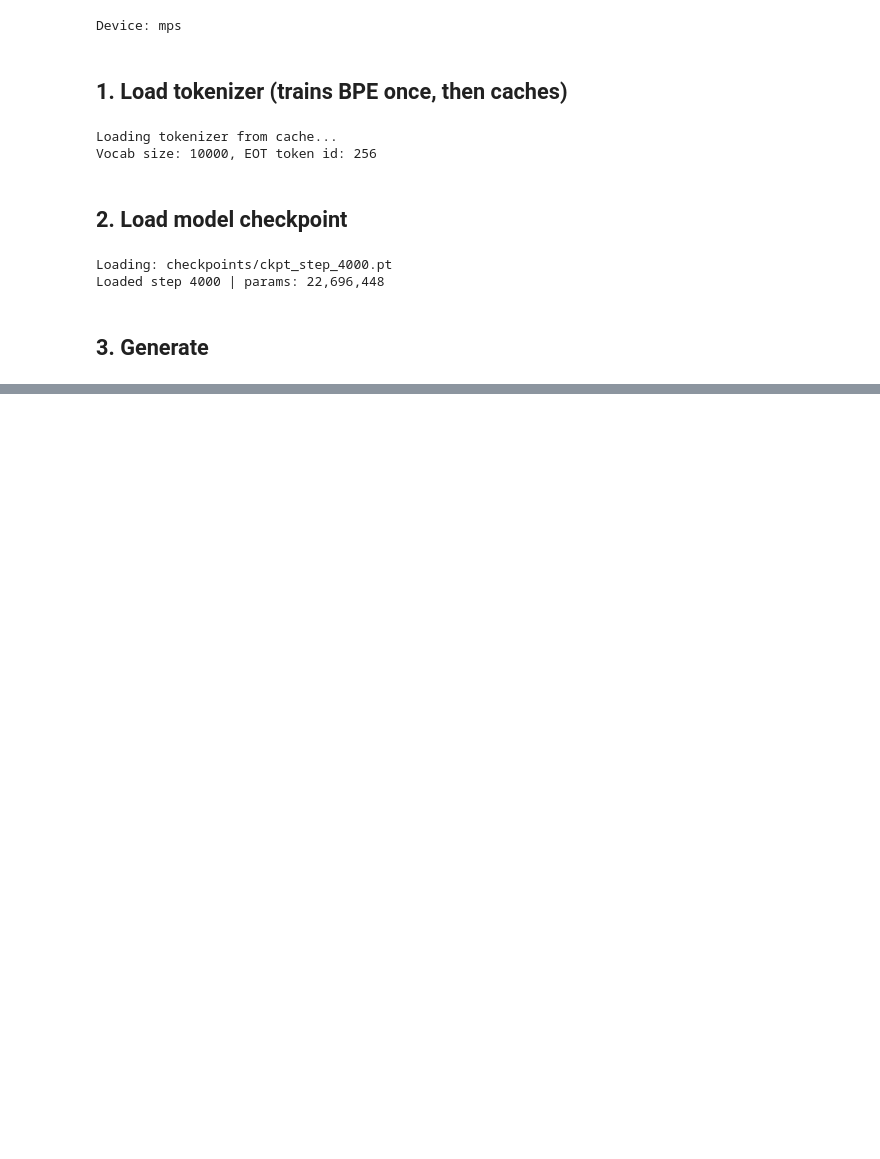
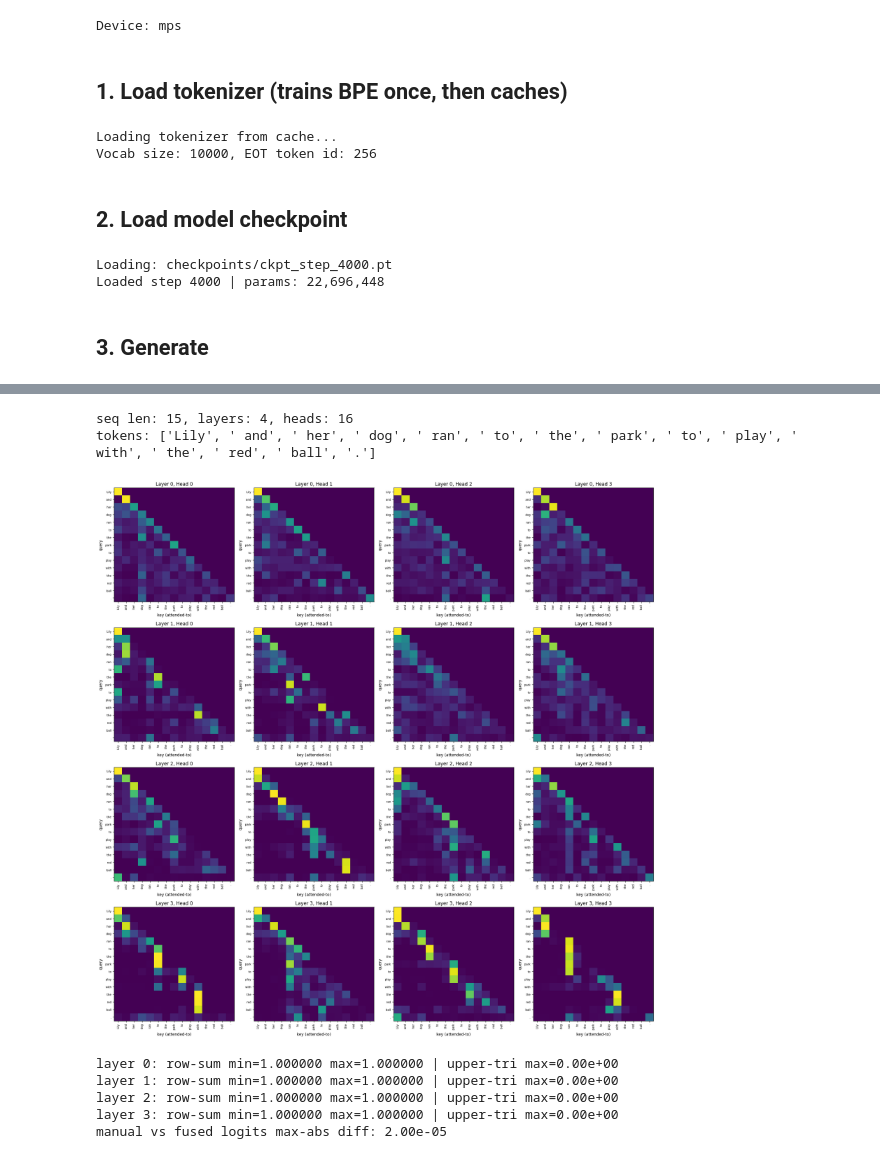
Before and after one commit to Nikita-sud/assignment1-basics, a Jupyter notebook: generate.ipynb, the cells around one changed output, grey strips where cells are left out. Drawn from its saved outputs; the diff is of its cells as text; code cells hidden in the pictures; blank space fills up the shorter version.

```diff
--- a/generate.ipynb
+++ b/generate.ipynb
@@ -106,0 +202,13 @@ Tom and the big dog left the old judge. They all worked together to get the chai
+# %%
+SWEEP_PROMPT = 'One day, a small dragon found a key in the forest.'
+TEMPERATURES = [0.3, 0.7, 1.0, 1.3]
+TOP_PS = [0.5, 0.9, 1.0]
+
+for t in TEMPERATURES:
+    for p in TOP_PS:
+        torch.manual_seed(SEED)
+        out = generate_with(model, SWEEP_PROMPT, max_new_tokens=80, temperature=t, top_p=p)
+        snippet = out[len(SWEEP_PROMPT):].strip().replace('\n', ' ')
+        print(f'--- T={t} top_p={p} ---')
+        print(snippet[:300])
+        print()
@@ -106,0 +233,7 @@ Tom and the big dog left the old judge. They all worked together to get the chai
+# %%
+# Sanity check: T → 0 ≈ argmax. Two runs with different seeds should be (almost) identical.
+for s in [0, 999]:
+    torch.manual_seed(s)
+    out = generate_with(model, SWEEP_PROMPT, max_new_tokens=40, temperature=0.01, top_p=1.0)
+    print(f'seed={s}: {out}')
+    print()
@@ -106,0 +289,57 @@ Tom and the big dog left the old judge. They all worked together to get the chai
+# %%
+import matplotlib.pyplot as plt
+
+ATTN_PROMPT = 'Lily and her dog ran to the park to play with the red ball.'
+ids = tokenizer.encode(ATTN_PROMPT)
+token_labels = [tokenizer.vocab[i].decode('utf-8', errors='replace') for i in ids]
+tokens = torch.tensor(ids, dtype=torch.long, device=DEVICE).unsqueeze(0)
+
+logits, attn = forward_with_attn(model, tokens)
+print(f'seq len: {tokens.shape[1]}, layers: {len(attn)}, heads: {attn[0].shape[0]}')
+print('tokens:', token_labels)
+
+
+def plot_attention(probs, labels, layer, head, ax=None):
+    a = probs.float().cpu().numpy()
+    if ax is None:
+        fig, ax = plt.subplots(figsize=(5, 5))
+    ax.imshow(a, cmap='viridis', aspect='auto', vmin=0, vmax=1)
+    ax.set_xticks(range(len(labels)))
+    ax.set_yticks(range(len(labels)))
+    ax.set_xticklabels(labels, rotation=90, fontsize=7)
+    ax.set_yticklabels(labels, fontsize=7)
+    ax.set_xlabel('key (attended-to)')
+    ax.set_ylabel('query')
+    ax.set_title(f'Layer {layer}, Head {head}')
+
+
+# Grid: all 4 layers × first 4 heads (16 plots is dense; show a slice)
+fig, axes = plt.subplots(4, 4, figsize=(20, 20))
+for L in range(4):
+    for H in range(4):
+        plot_attention(attn[L][H], token_labels, L, H, ax=axes[L, H])
+plt.tight_layout()
+plt.show()
+# %% [output]
+seq len: 15, layers: 4, heads: 16
+tokens: ['Lily', ' and', ' her', ' dog', ' ran', ' to', ' the', ' park', ' to', ' play', ' with', ' the', ' red', ' ball', '.']
+[figure, added]
+# %%
+# Sanity checks: rows sum to 1, upper triangle is zero (causal mask).
+for L, a in enumerate(attn):
+    row_sums = a.sum(dim=-1)
+    upper = a.triu(1).abs().max()
+    print(f'layer {L}: row-sum min={row_sums.min().item():.6f} max={row_sums.max().item():.6f} | upper-tri max={upper.item():.2e}')
+
+# Also verify our manual forward agrees with the fused one on logits.
+with torch.no_grad():
+    positions = torch.arange(tokens.shape[1], device=DEVICE).unsqueeze(0)
+    fused_logits = model(tokens, positions)
+diff = (logits - fused_logits).abs().max().item()
+print(f'manual vs fused logits max-abs diff: {diff:.2e}')
+# %% [output]
+layer 0: row-sum min=1.000000 max=1.000000 | upper-tri max=0.00e+00
+layer 1: row-sum min=1.000000 max=1.000000 | upper-tri max=0.00e+00
+layer 2: row-sum min=1.000000 max=1.000000 | upper-tri max=0.00e+00
+layer 3: row-sum min=1.000000 max=1.000000 | upper-tri max=0.00e+00
+manual vs fused logits max-abs diff: 2.00e-05
```
Also changed, not shown: parts of 11 cells of this notebook.
